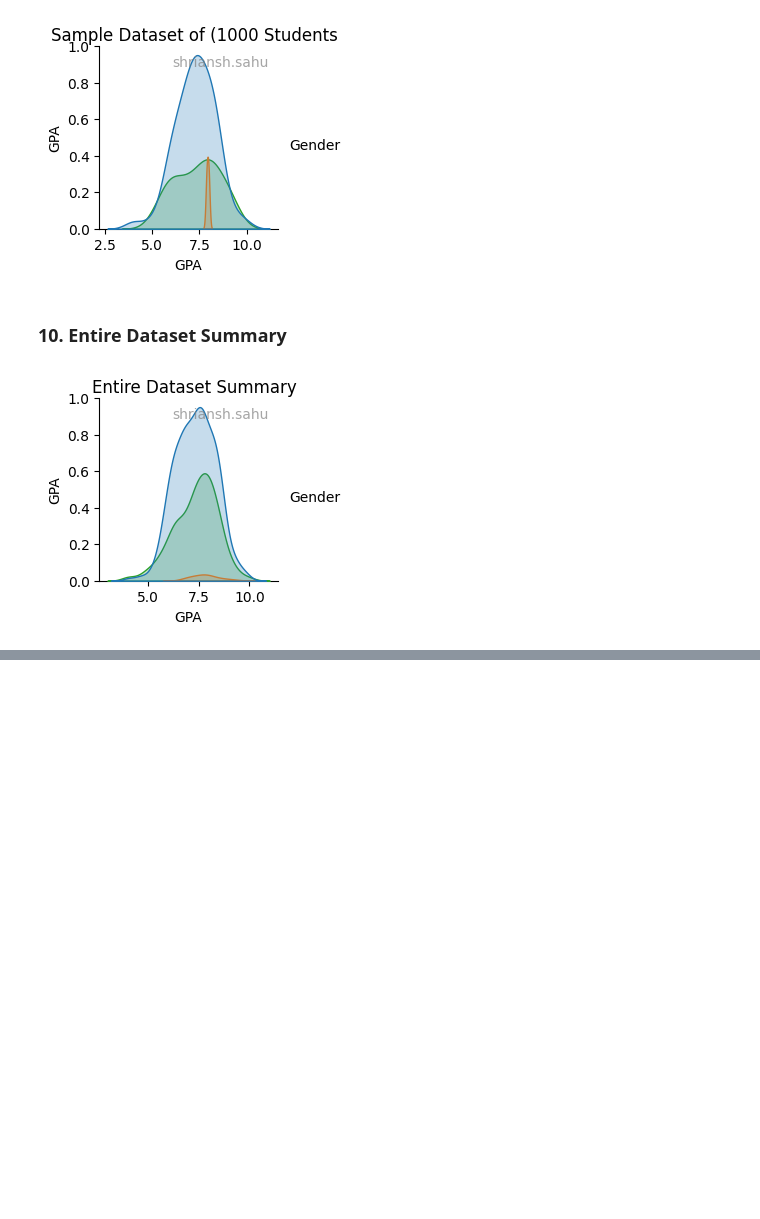
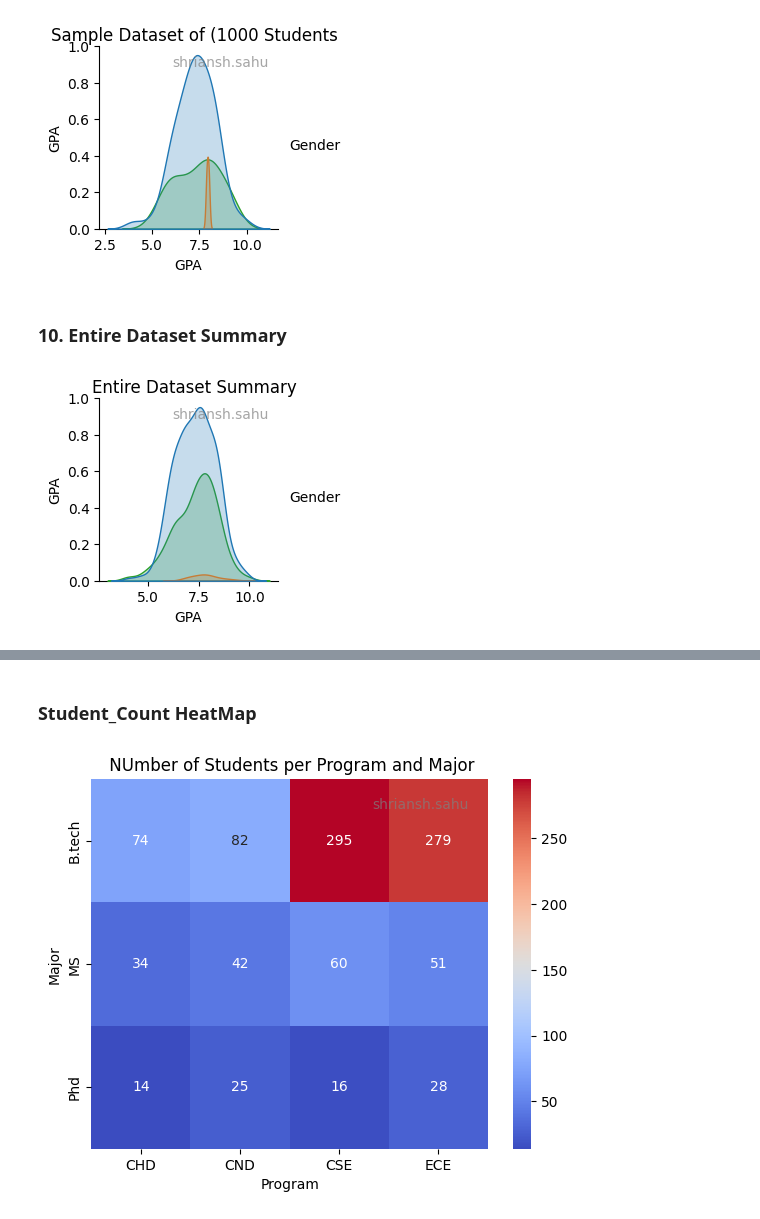
Before and after one commit to Shriansh8584/student-dataset-assignment, a Jupyter notebook: JupyterNotebook.ipynb, the cells around one changed output, grey strips where cells are left out. Drawn from its saved outputs; the diff is of its cells as text; code cells hidden in the pictures; blank space fills up the shorter version.

Commit message:
Add GPA Summary Statistics and Program-Major Combinations

```diff
--- a/JupyterNotebook.ipynb
+++ b/JupyterNotebook.ipynb
@@ -192,4 +192,34 @@ class StudentDataset:
         plt.suptitle("Entire Dataset Summary" ,y = 1.02)
         self._add_username()
         plt.show
+
+    # b) Mean and SD of GPA
+
+    def gpa_mean_std ( self ) -> tuple [ float , float ]:
+
+        gpas = self.full_df["GPA"].to_numpy()
+        mean = gpas.mean()
+        sd = gpas.std()
+
+        return [mean, sd]
+
+    # c) Count No of stidnets for pair(program,major)
+
+    def count_students_per_program_major_pair ( self ) -> pd.DataFrame:
+
+        group_students = self.full_df.groupby(["Program","Major"]).size().reset_index(name = "Student_Count")
+
+        return group_students
+
+    # HeatMap For Student_Count
+
+    def visualize_students_per_program_major_pair ( self , counts_df:pd.DataFrame) -> None :
+
+        pivot_fulldf = counts_df.pivot( index="Major",columns="Program",values="Student_Count").fillna(0)
+        sb.heatmap(pivot_fulldf,annot=True, fmt= ".0f" , cmap= "coolwarm" , cbar=True)
+        plt.title(" NUmber of Students per Program and Major")
+        plt.xlabel("Program")
+        plt.ylabel("Major")
+        self._add_username()
+        plt.show()
 # %% [markdown]
@@ -294,0 +355,8 @@ dataset.plot_entire_dataset_summary()
+# %% [markdown]
+### Student_Count HeatMap
+# %%
+dataset = StudentDataset(1000,"shriansh.sahu")
+counts_df = dataset.count_students_per_program_major_pair()
+dataset.visualize_students_per_program_major_pair(counts_df)
+# %% [output]
+[figure, added]
```
Also changed, not shown: parts of 8 cells of this notebook.
